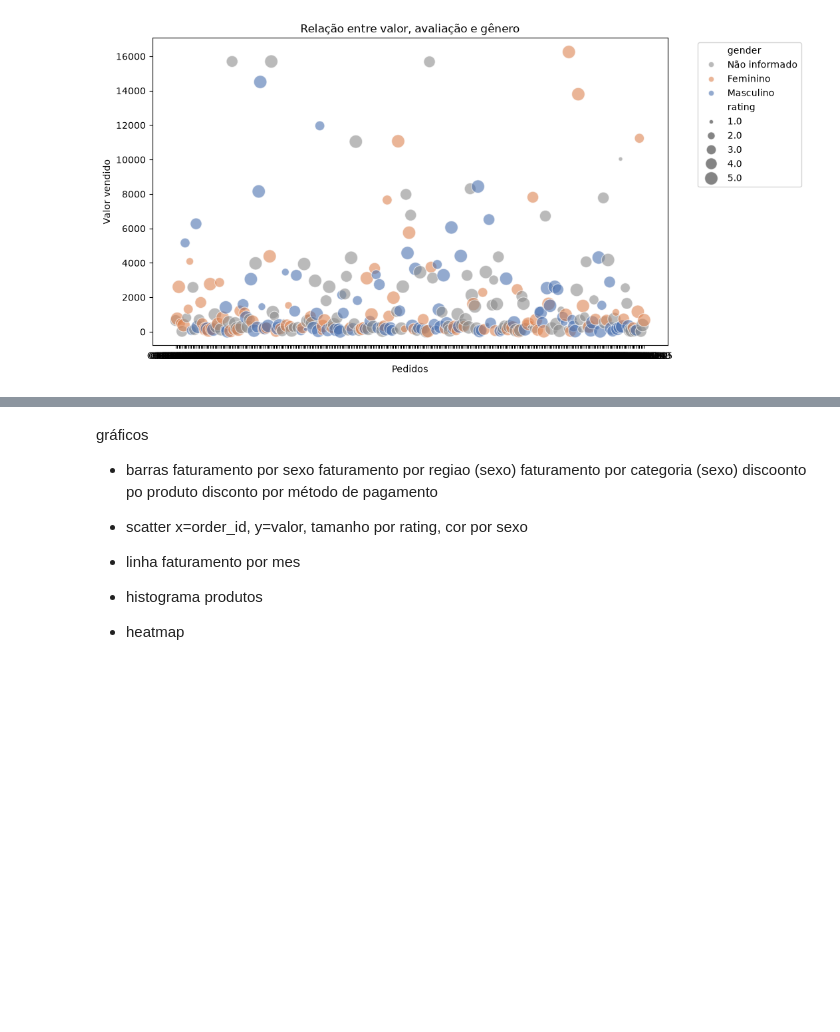
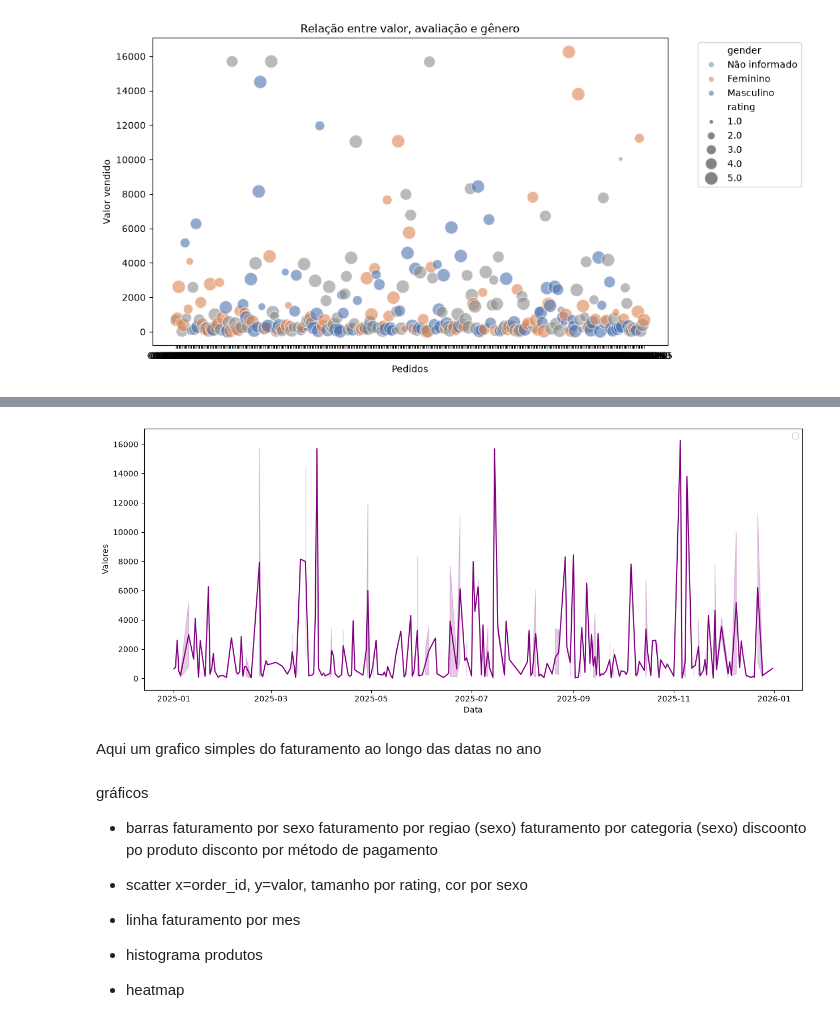
Before and after one commit to lucasrasia/analise_compras, a Jupyter notebook: notebook.ipynb, the cells around one changed output, grey strips where cells are left out. Drawn from its saved outputs; the diff is of its cells as text; code cells hidden in the pictures; blank space fills up the shorter version.

```diff
--- a/notebook.ipynb
+++ b/notebook.ipynb
@@ -191,0 +198,11 @@ plt.show()
+# %%
+plt.figure(figsize=(15, 6))
+sns.lineplot(data=df, x='date', y='total_value', color='purple')
+plt.ylabel('Valores')
+plt.xlabel('Data')
+plt.legend()
+plt.show()
+# %% [output]
+[figure, added]
+# %% [markdown]
+Aqui um grafico simples do faturamento ao longo das datas no ano
```
Also changed, not shown: parts of 5 cells of this notebook.
